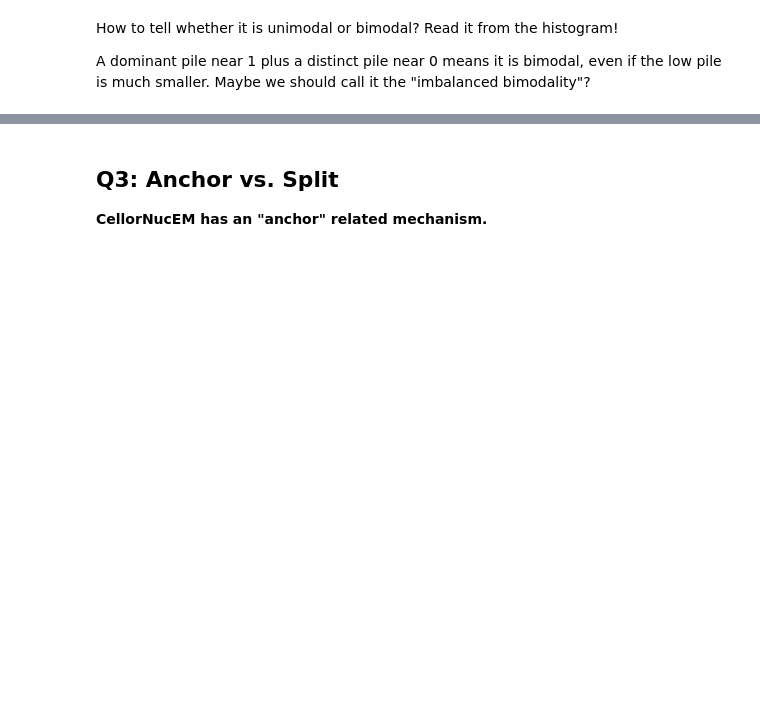
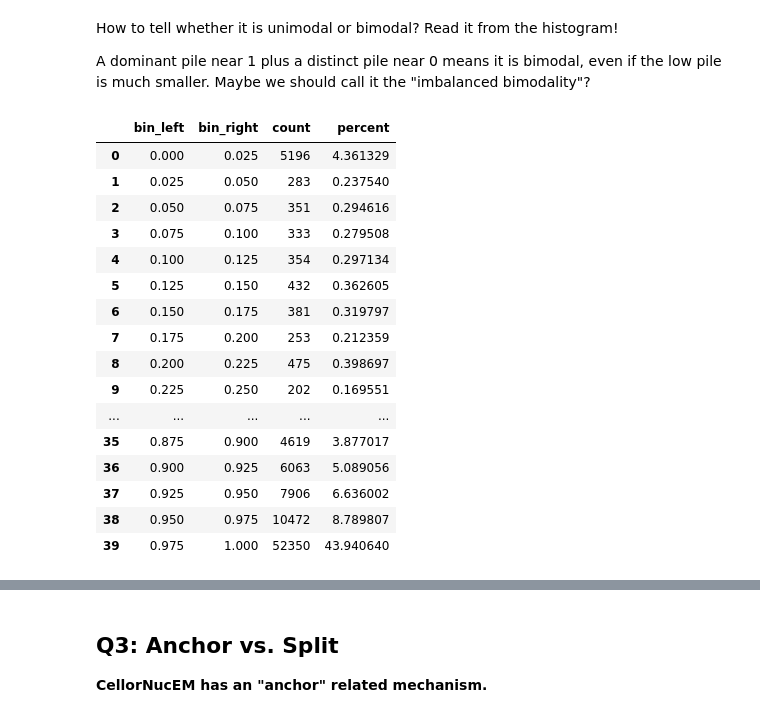
Before and after one commit to UnknownCreature0086/CellorNuc, a Jupyter notebook: notebook/CellorNuc_quiz.ipynb, the cells around one changed output, grey strips where cells are left out. Cells and saved outputs as stored; diff of their text form; code cells hidden in the pictures; blank space fills up the shorter version.

```diff
--- a/notebook/CellorNuc_quiz.ipynb
+++ b/notebook/CellorNuc_quiz.ipynb
@@ -326,3 +348,38 @@ undefined sc_frac (modality_counts = 0): 589
 How to tell whether it is unimodal or bimodal? Read it from the histogram!
 
 A dominant pile near 1 plus a distinct pile near 0 means it is bimodal, even if the low pile is much smaller. Maybe we should call it the "imbalanced bimodality"?
+# %%
+valid_sc_frac = q2.obs["sc_frac"].dropna()
+bin_edges = np.linspace(0, 1, 41)
+
+bin_counts, _ = np.histogram(valid_sc_frac, bins=bin_edges)
+
+sc_frac_bins = pd.DataFrame({
+    "bin_left": bin_edges[:-1],
+    "bin_right": bin_edges[1:],
+    "count": bin_counts,
+})
+
+sc_frac_bins["percent"] = (
+    100 * sc_frac_bins["count"] / len(valid_sc_frac)
+)
+
+display(sc_frac_bins)
+# %% [output]
+|  | bin_left | bin_right | count | percent |
+| 0 | 0.000 | 0.025 | 5196 | 4.361329 |
+| 1 | 0.025 | 0.050 | 283 | 0.237540 |
+| 2 | 0.050 | 0.075 | 351 | 0.294616 |
+| 3 | 0.075 | 0.100 | 333 | 0.279508 |
+| 4 | 0.100 | 0.125 | 354 | 0.297134 |
+| 5 | 0.125 | 0.150 | 432 | 0.362605 |
+| 6 | 0.150 | 0.175 | 381 | 0.319797 |
+| 7 | 0.175 | 0.200 | 253 | 0.212359 |
+| 8 | 0.200 | 0.225 | 475 | 0.398697 |
+| 9 | 0.225 | 0.250 | 202 | 0.169551 |
+| ... | ... | ... | ... | ... |
+| 35 | 0.875 | 0.900 | 4619 | 3.877017 |
+| 36 | 0.900 | 0.925 | 6063 | 5.089056 |
+| 37 | 0.925 | 0.950 | 7906 | 6.636002 |
+| 38 | 0.950 | 0.975 | 10472 | 8.789807 |
+| 39 | 0.975 | 1.000 | 52350 | 43.940640 |
```
Also changed, not shown: parts of 7 cells of this notebook.
